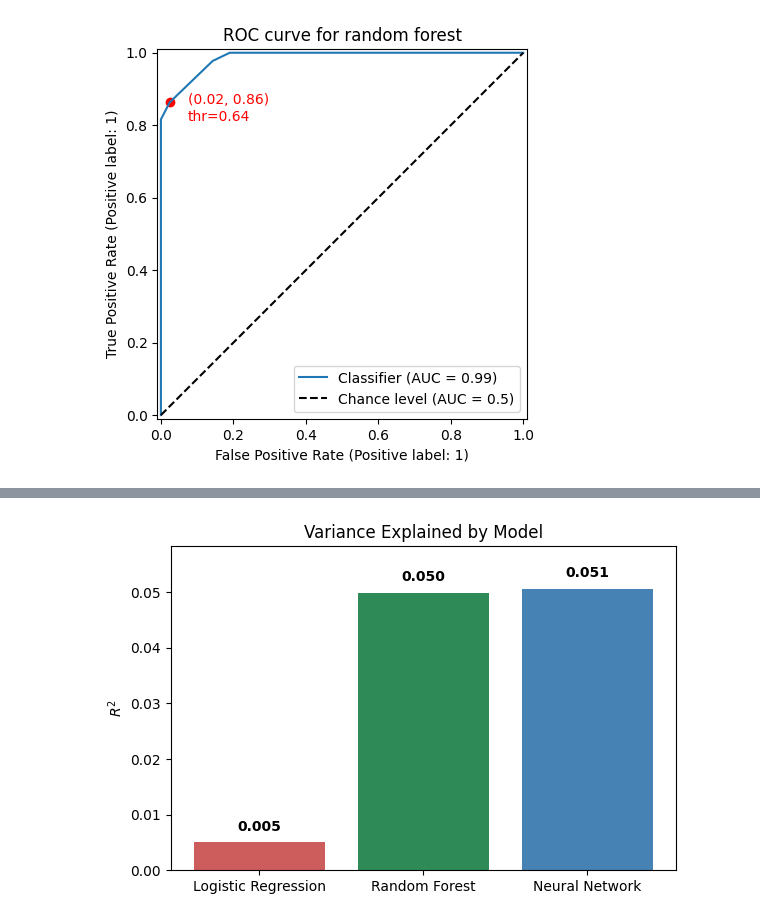
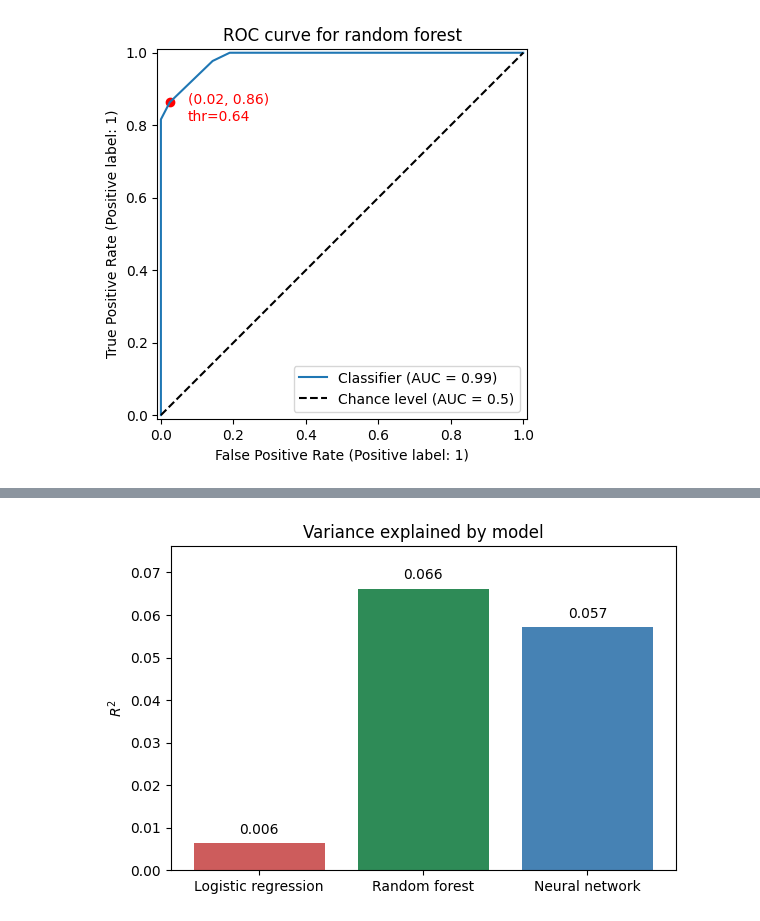
Before and after one commit to dyao13/580_475_FA25, a Jupyter notebook: analysis/analysis.ipynb, the cells around one changed output, grey strips where cells are left out. Cells and saved outputs as stored; diff of their text form; code cells hidden in the pictures.

Commit message:
plots

```diff
--- a/analysis/analysis.ipynb
+++ b/analysis/analysis.ipynb
@@ -379,28 +468,28 @@ weighted avg       0.61      0.61      0.61      1103
 # %%
 # compute R^2 coefficients
-r2_lr = np.corrcoef(y_test.flatten(), (lr_model.predict_proba(X_test)[:, 1] > lr_op_pnt).flatten())[0, 1] ** 2
-r2_rf = np.corrcoef(y_test.flatten(), (rf_model.predict_proba(X_test)[:, 1] > lr_op_pnt).flatten())[0, 1] ** 2
+r2_lr = np.corrcoef(y_test.flatten(), lr_model.predict_proba(X_test)[:, 1].flatten())[0, 1] ** 2
+r2_rf = np.corrcoef(y_test.flatten(), rf_model.predict_proba(X_test)[:, 1].flatten())[0, 1] ** 2
 
 with torch.no_grad():
     y_proba = nn_model(X_test).numpy()
-    r2_nn = np.corrcoef(y_test.flatten(), (y_proba > nn_op_pnt).astype(int).flatten())[0, 1] ** 2
+    r2_nn = np.corrcoef(y_test.flatten(), y_proba.flatten())[0, 1] ** 2
 
 # plot R^2 coefficients
-models = ['Logistic Regression', 'Random Forest', 'Neural Network']
+models = ['Logistic regression', 'Random forest', 'Neural network']
 r2_values = [r2_lr, r2_rf, r2_nn]
 
 plt.figure(figsize=(6, 4))
 bars = plt.bar(models, r2_values, color=['indianred', 'seagreen', 'steelblue'])
 
 for bar, val in zip(bars, r2_values):
     plt.text(bar.get_x() + bar.get_width()/2, bar.get_height() + 0.0015,
-             f"{val:.3f}", ha='center', va='bottom', fontsize=10, fontweight='bold')
+             f"{val:.3f}", ha='center', va='bottom')
 
 plt.ylabel("$R^2$")
-plt.title("Variance Explained by Model")
+plt.title("Variance explained by model")
 plt.ylim(0, max(r2_values)*1.15)
 plt.tight_layout()
 plt.savefig(os.path.join(os.getcwd(), "../output/r2.png"))
 plt.show()
 # %% [output]
-[figure, old version]
+[figure, new version]
```
Also changed, not shown: parts of 10 cells of this notebook, 8 other files.
